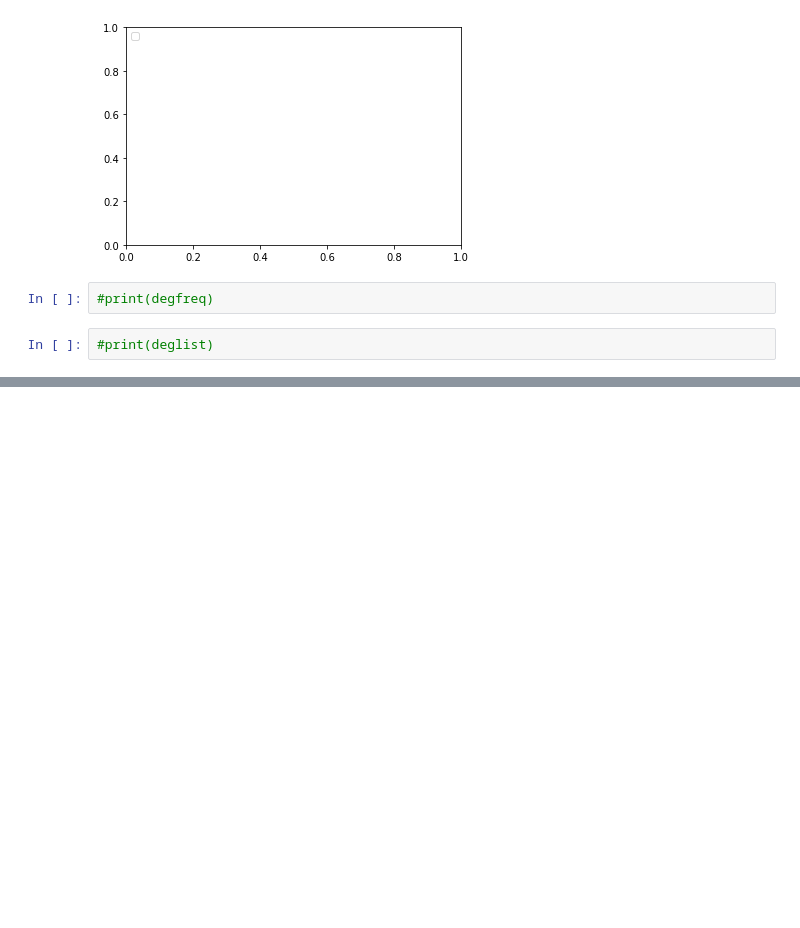
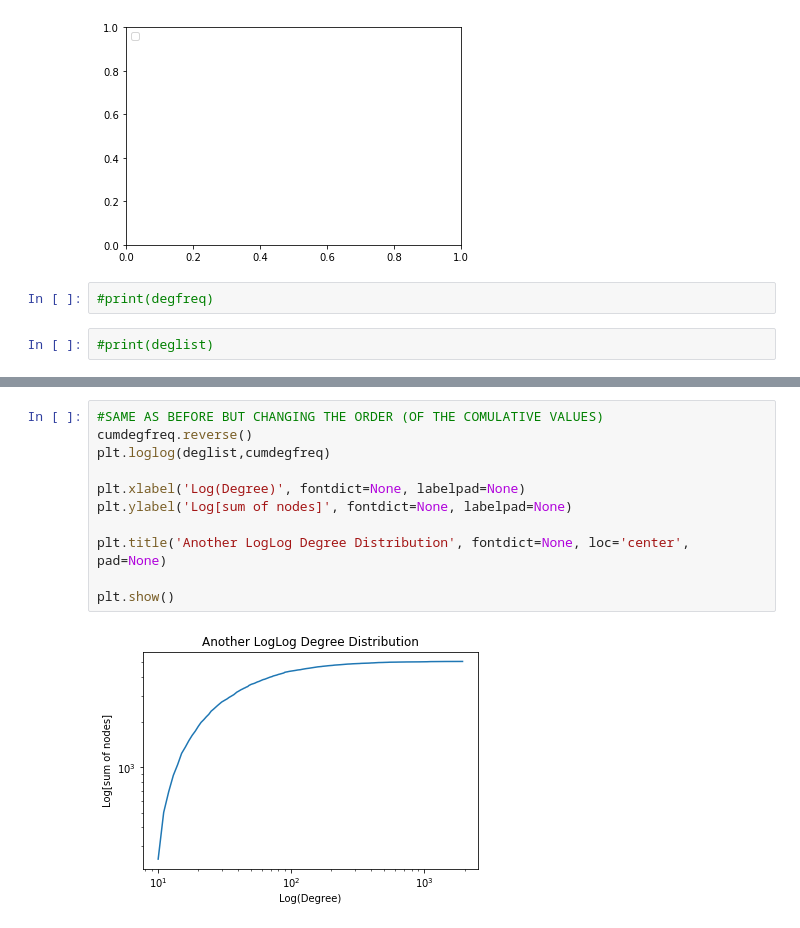
Before and after one commit to AugustoPeres/crc-project-1, a Jupyter notebook: Greatest Connected Component - 2.ipynb, the cells around one changed output, grey strips where cells are left out. Cells and saved outputs as stored; diff of their text form; blank space fills up the shorter version.

```diff
--- a/Greatest Connected Component - 2.ipynb
+++ b/Greatest Connected Component - 2.ipynb
@@ -399,0 +428,13 @@ plt.show()
+# %%
+#SAME AS BEFORE BUT CHANGING THE ORDER (OF THE COMULATIVE VALUES)
+cumdegfreq.reverse()
+plt.loglog(deglist,cumdegfreq)
+
+plt.xlabel('Log(Degree)', fontdict=None, labelpad=None)
+plt.ylabel('Log[sum of nodes]', fontdict=None, labelpad=None)
+
+plt.title('Another LogLog Degree Distribution', fontdict=None, loc='center', pad=None)
+
+plt.show()
+# %% [output]
+[figure, added]
```
Also changed, not shown: parts of 19 cells of this notebook.
